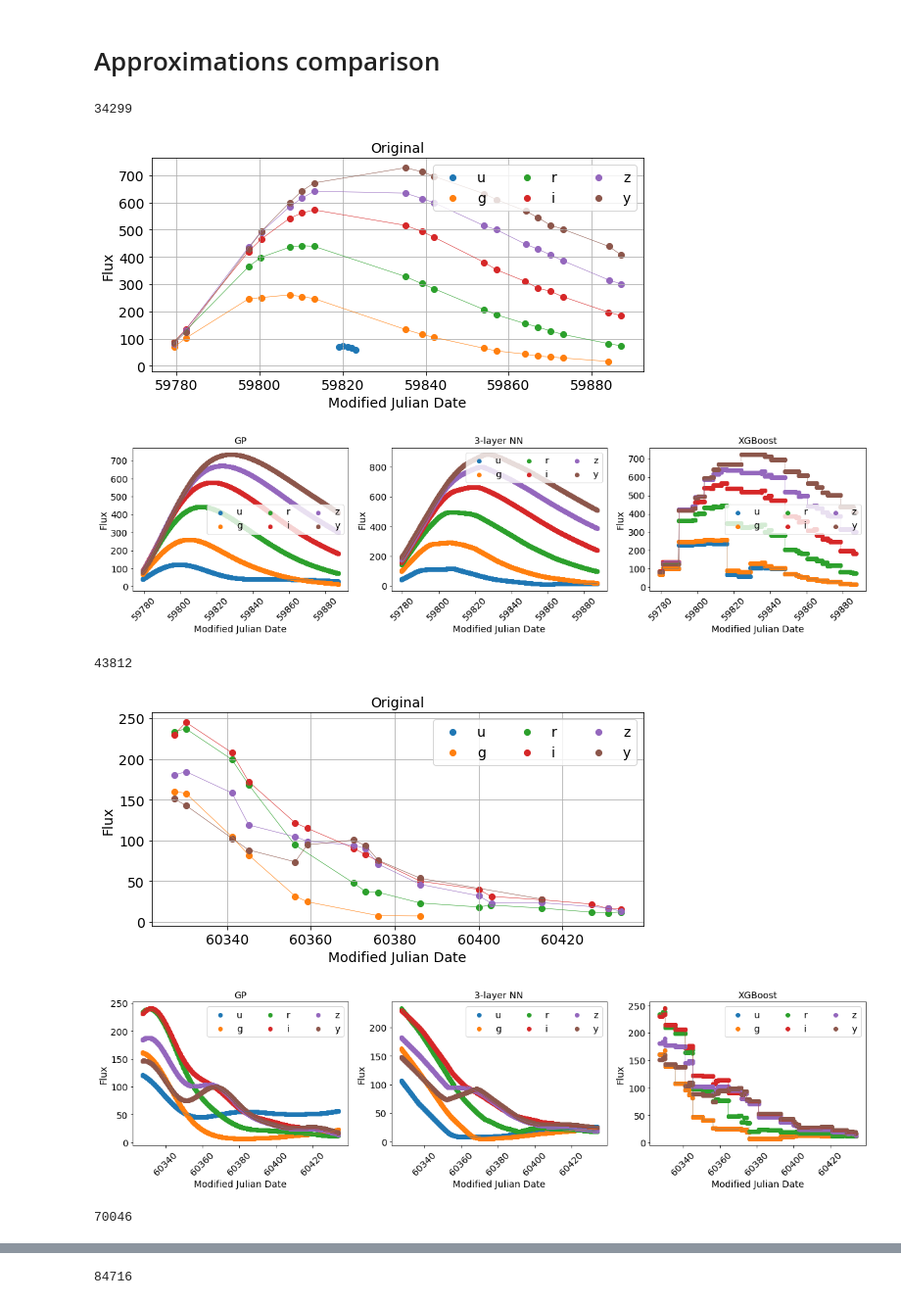
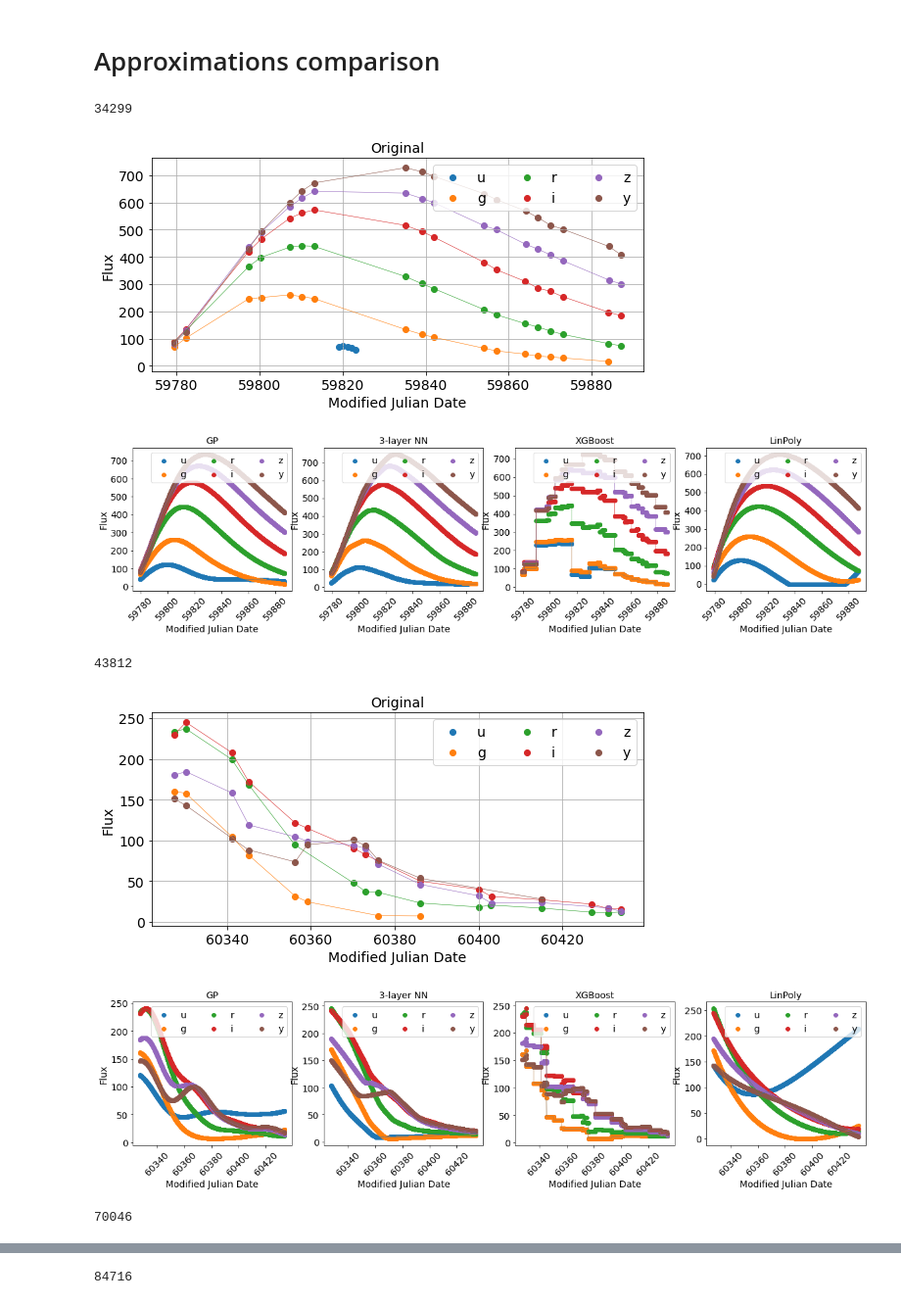
Before and after one commit to HSE-LAMBDA/light_curve_approx, a Jupyter notebook: notebooks/StarterKit.ipynb, the cells around one changed output, grey strips where cells are left out. Shown at 98% size. Cells and saved outputs as stored; diff of their text form; code cells hidden in the pictures.

Commit message:
Add histograms, XGB and linreg

```diff
--- a/notebooks/StarterKit.ipynb
+++ b/notebooks/StarterKit.ipynb
@@ -394,0 +425,34 @@ for idx, metric in enumerate(report.columns[1:], 1):
+# %%
+xgb_report = pd.DataFrame(columns=["ID", 'RMSE', 'MAE', 'RSE', 'RAE', 'MAPE'])
+
+for i in tqdm.tqdm_notebook(good_object_ids):
+
+    # get an object
+    anobject = get_object(data, i)
+    anobject = add_log_lam(anobject)
+
+    # train / test split
+    anobject_train, anobject_test = train_test_split(anobject, test_size=0.5, random_state=11)
+
+    X_train = anobject_train[['mjd', 'log_lam']].values
+    X_test  = anobject_test[['mjd', 'log_lam']].values
+
+    y_train = anobject_train['flux'].values
+    y_test  = anobject_test['flux'].values
+
+    X_train_ss = X_train
+    X_test_ss = X_test
+
+    # fit a regression model to approximate light curves
+    reg = XGBRegressor(n_estimators=1000, learning_rate=0.01, max_depth=10, objective='reg:squarederror')
+
+    reg.fit(X_train_ss, y_train)
+
+
+    # predict flux for unseen observations
+    anobject_test_pred = anobject_test.copy()
+    anobject_test_pred['flux'] = np.maximum(reg.predict(X_test_ss), 0)
+
+    metrics = utils.regression_quality_metrics_report(anobject_test['flux'].values, anobject_test_pred['flux'].values)
+    xgb_report.loc[len(xgb_report), :] = [i] + list(metrics)
+np.round(xgb_report.mean(), 2)
@@ -429,33 +589,37 @@ def approximate_model(reg, anobject):
     approx_object = create_approx_object(anobject)
     X = approx_object[['mjd', 'log_lam']].values
     X_ss = ss.transform(X)
-    approx_object['flux'] = reg.predict(X_ss)
+    approx_object['flux'] = np.maximum(reg.predict(X_ss), 0)
 
     return approx_object
 # %%
 kernel = C(1.0) * RBF([1.0, 1.0]) + WhiteKernel()
 regs = [
     GaussianProcessRegressor(kernel=kernel, normalize_y=True, n_restarts_optimizer=5, optimizer="fmin_l_bfgs_b", random_state=42),
     regressor.FitNNRegressor(n_hidden=300, n_epochs=200, batch_size=200, lr=0.1, lam=0.1, optimizer='Adam', debug=0),
-    XGBRegressor(n_estimators=100, learning_rate=0.1, max_depth=6, objective='reg:squarederror')
+    XGBRegressor(n_estimators=100, learning_rate=0.1, max_depth=6, objective='reg:squarederror'),
+    make_pipeline(
+        PolynomialFeatures(4, include_bias=False),
+        linear_model.Ridge()
+    )
 ]
 for i in object_ids[::50]:
     anobject = get_object(data, i)
     anobject = add_log_lam(anobject)
 
     if not is_good(anobject): continue
     print(i)
 
     objects = [approximate_model(reg, anobject) for reg in regs]
 
-    plot_light_curves_compare(anobject, objects, ['Original', 'GP', '3-layer NN', 'XGBoost'])
+    plot_light_curves_compare(anobject, objects, ['Original', 'GP', '3-layer NN', 'XGBoost', 'LinPoly'])
     plt.show()
 # %% [output]
 34299
 [figure]
-[figure, old version]
+[figure, new version]
 43812
 [figure]
-[figure, old version]
+[figure, new version]
 70046
 [figure]
```
Also changed, not shown: parts of 30 cells of this notebook.
